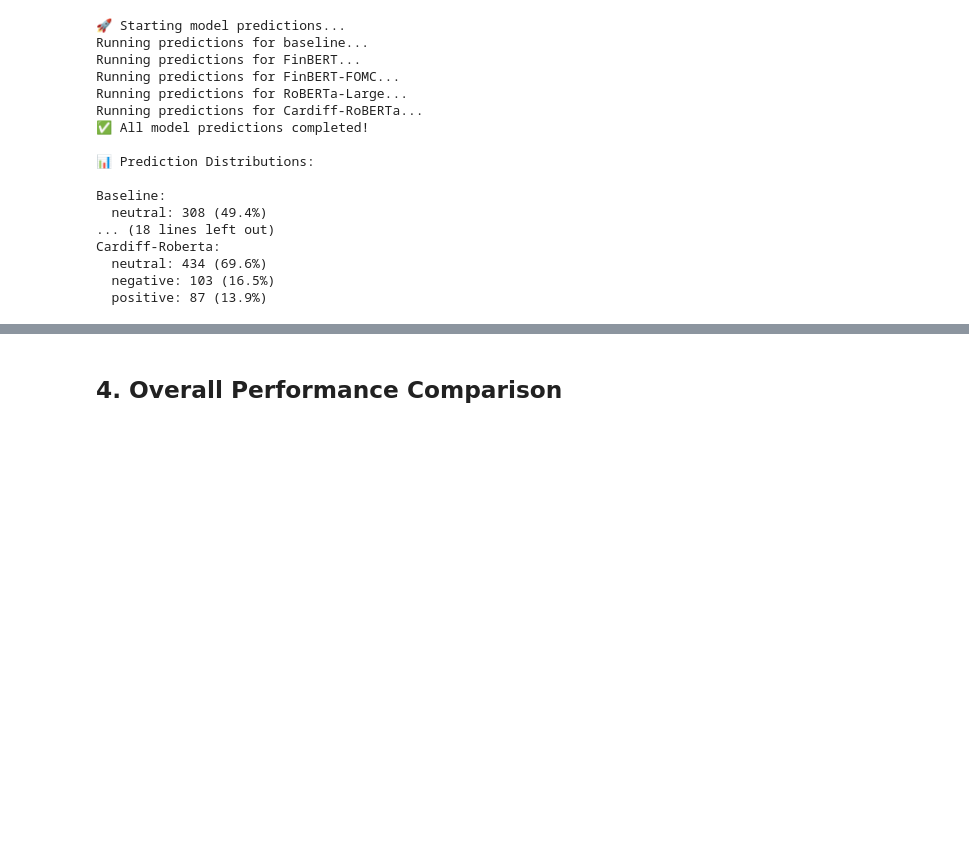
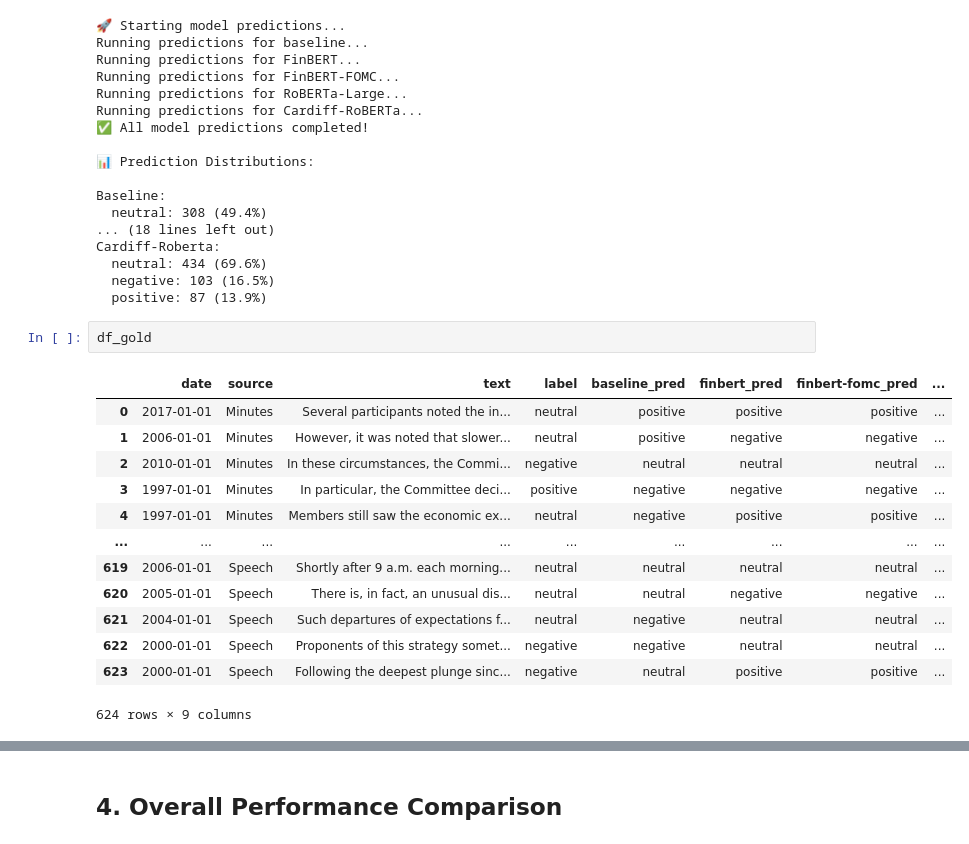
Before and after one commit to KTHxioayao/Fed_textmining_proj, a Jupyter notebook: notebooks/4_Model_Evaluation.ipynb, the cells around one changed output, grey strips where cells are left out. Cells and saved outputs as stored; diff of their text form; blank space fills up the shorter version.

```diff
--- a/notebooks/4_Model_Evaluation.ipynb
+++ b/notebooks/4_Model_Evaluation.ipynb
@@ -253,3 +254,19 @@ Cardiff-Roberta:
   neutral: 434 (69.6%)
   negative: 103 (16.5%)
   positive: 87 (13.9%)
+# %%
+df_gold
+# %% [output]
+|  | date | source | text | label | baseline_pred | finbert_pred | finbert-fomc_pred | ... |
+| 0 | 2017-01-01 | Minutes | Several participants noted the in... | neutral | positive | positive | positive | ... |
+| 1 | 2006-01-01 | Minutes | However, it was noted that slower... | neutral | positive | negative | negative | ... |
+| 2 | 2010-01-01 | Minutes | In these circumstances, the Commi... | negative | neutral | neutral | neutral | ... |
+| 3 | 1997-01-01 | Minutes | In particular, the Committee deci... | positive | negative | negative | negative | ... |
+| 4 | 1997-01-01 | Minutes | Members still saw the economic ex... | neutral | negative | positive | positive | ... |
+| ... | ... | ... | ... | ... | ... | ... | ... | ... |
+| 619 | 2006-01-01 | Speech | Shortly after 9 a.m. each morning... | neutral | neutral | neutral | neutral | ... |
+| 620 | 2005-01-01 | Speech | There is, in fact, an unusual dis... | neutral | neutral | negative | negative | ... |
+| 621 | 2004-01-01 | Speech | Such departures of expectations f... | neutral | negative | neutral | neutral | ... |
+| 622 | 2000-01-01 | Speech | Proponents of this strategy somet... | negative | negative | neutral | neutral | ... |
+| 623 | 2000-01-01 | Speech | Following the deepest plunge sinc... | negative | neutral | positive | positive | ... |
+624 rows × 9 columns
```
Also changed, not shown: parts of 12 cells of this notebook, 38 other files.
